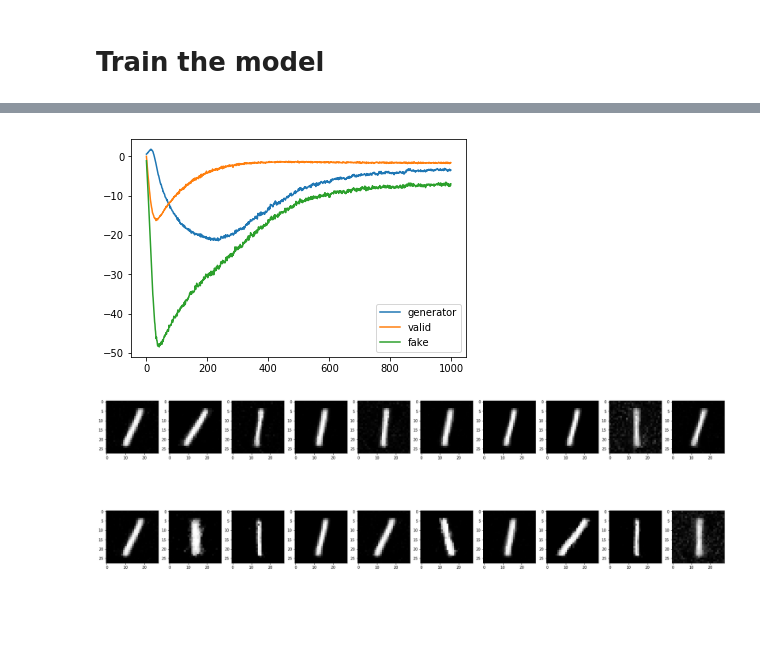
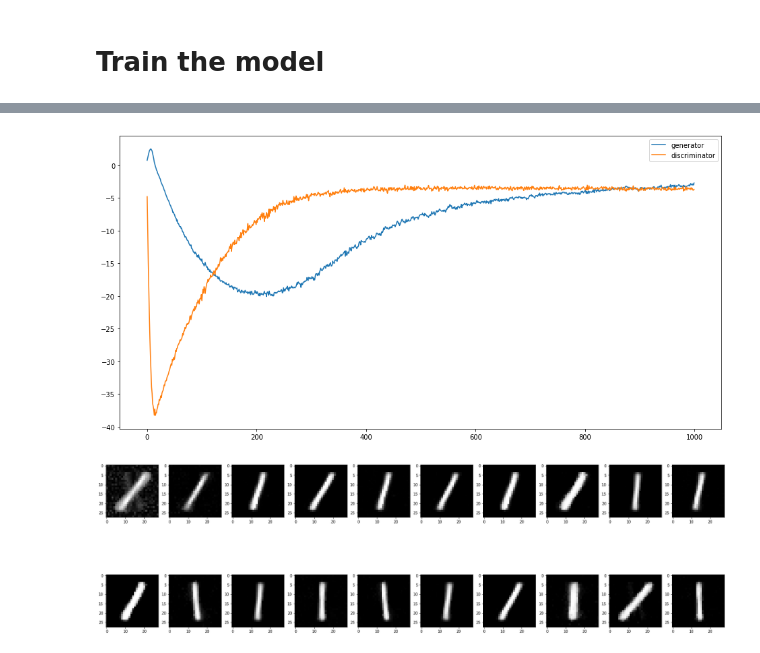
Before and after one commit to azarnyx/VAE_GANs, a Jupyter notebook: GANS_MNIST.ipynb, the cells around one changed output, grey strips where cells are left out. Cells and saved outputs as stored; diff of their text form; code cells hidden in the pictures; blank space fills up the shorter version.

```diff
--- a/GANS_MNIST.ipynb
+++ b/GANS_MNIST.ipynb
@@ -173,7 +173,7 @@ generator_model.compile(loss=wasserstein_loss, optimizer=optimizer)
 # %%
 corr_metrics = []
 # %%
-n_critic = 2
+n_critic = 5
 epochs=1000
 batch_size = 100
 valid = -np.ones((batch_size, 1))
@@ -194,14 +194,19 @@ for epoch in tqdm(range(epochs)):
     corr_metrics.append([g_loss, d_loss])
 # %% [output]
 [interactive output not drawn]
-# %%
-plt.plot(range(len(corr_metrics)), [i[0] for i in corr_metrics],label='generator')
-plt.plot(range(len(corr_metrics)), [i[1][0]/2. for i in corr_metrics], label='valid')
-plt.plot(range(len(corr_metrics)), [i[1][1] for i in corr_metrics], label='fake')
-plt.legend()
-plt.show()
-# %% [output]
-[figure, removed]
+# %%
+plt.figure(figsize=(16,8))
+discriminator_error = np.array([i[1][0] for i in corr_metrics])
+real_error = np.array([i[1][1] for i in corr_metrics])
+fake_error = np.array([i[1][2] for i in corr_metrics])
+interpolated_error = np.array([i[1][3] for i in corr_metrics])
+
+plt.plot(range(len(corr_metrics)), [i[0] for i in corr_metrics],label='generator')
+plt.plot(range(len(corr_metrics)), discriminator_error, label='discriminator')
+plt.legend()
+plt.show()
+# %% [output]
+[figure, added]
 # %%
 ar = np.random.normal(0, 1, (int(40000/NUM_ONE_SAMPLE), latent_dim))
 fake = generator.predict(ar)
@@ -211,4 +216,4 @@ for ni, i in enumerate(fake[:20]):
     plt.imshow((i),'gray')
 plt.show()
 # %% [output]
-[figure, old version]
+[figure, new version]
```
Also changed, not shown: 1 other file.
